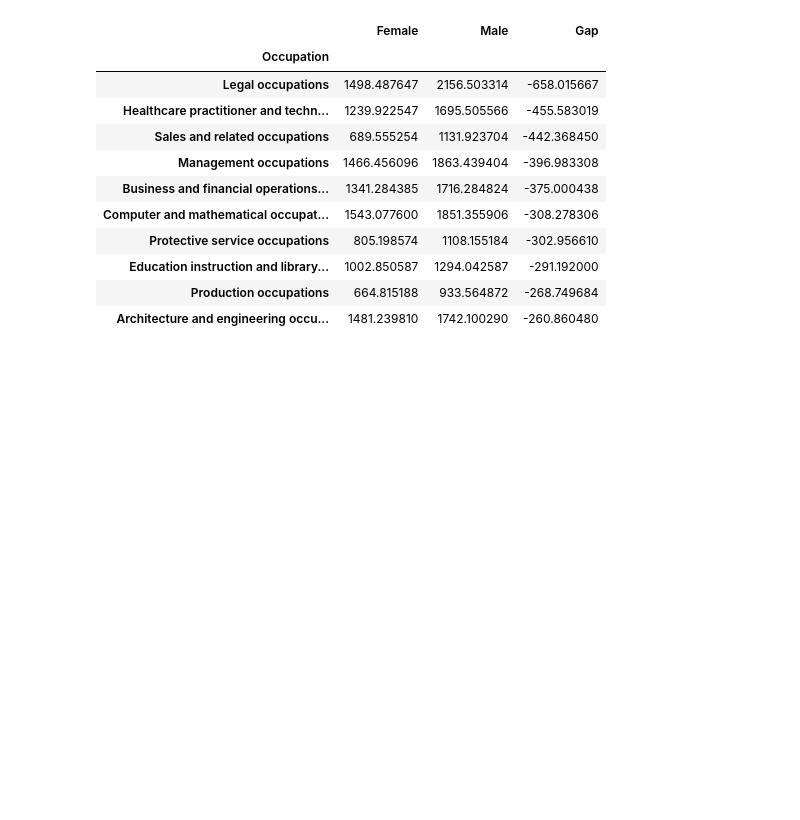
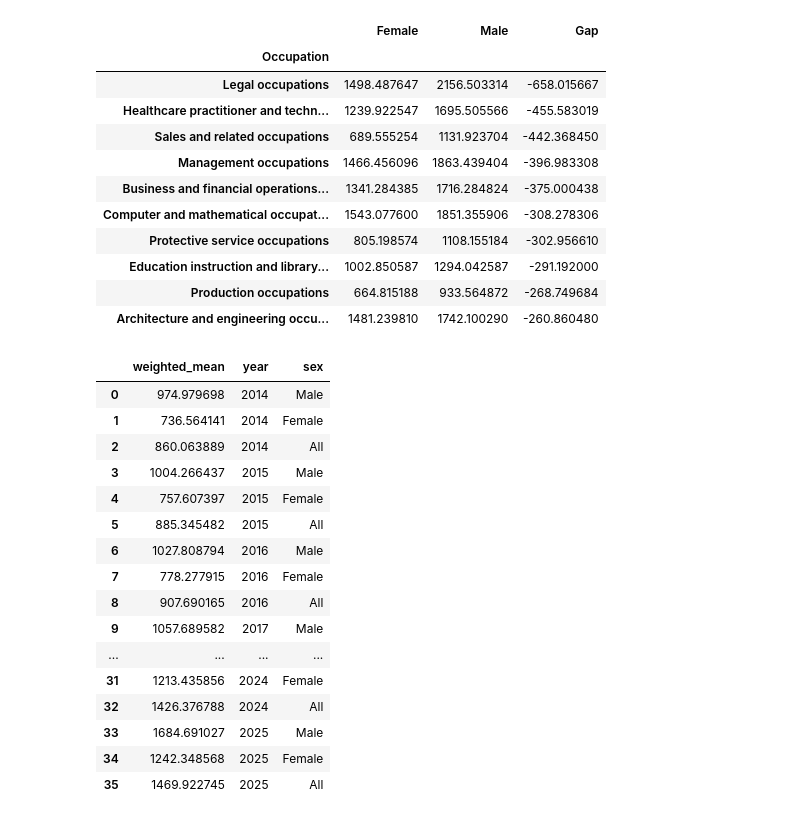
Before and after one commit to JenniBean-K/Money-Talks-A-Demographic-Story, a Jupyter notebook: Untitled-1.ipynb, the cells around one changed output. Saved outputs shown, nothing was run; the diff lists cells and outputs as text; code cells hidden in the pictures; blank space fills up the shorter version.

Commit message:
added avg wage data over time

```diff
--- a/Untitled-1.ipynb
+++ b/Untitled-1.ipynb
@@ -337,3 +337,74 @@ gender_pay_gap.head(10)
 # %%
 csv_path = "outputs/wage_gap_by_occupation.csv"
 df.to_csv(csv_path)
+# %%
+import pandas as pd
+import numpy as np
+
+# Load your CSV
+df = pd.read_csv("/Users/joeportnoy/Desktop/repos/Money-Talks-A-Demographic-Story/outputs/bls_data.csv")
+
+# Ensure numeric types
+df["Weekly Earnings"] = pd.to_numeric(df["Weekly Earnings"], errors="coerce")
+df["PWSSWGT"] = pd.to_numeric(df["PWSSWGT"], errors="coerce")
+
+# Drop rows with missing critical values
+df.dropna(subset=["Weekly Earnings", "Sex", "year", "PWSSWGT"], inplace=True)
+
+# Function to compute weighted stats
+def weighted_stats(data):
+    weights = data["PWSSWGT"]
+    values = data["Weekly Earnings"]
+
+    # Weighted mean
+    mean = np.average(values, weights=weights)
+
+    # Weighted median
+    sorted_idx = np.argsort(values)
+    sorted_vals = values.iloc[sorted_idx]
+    sorted_weights = weights.iloc[sorted_idx]
+    cumsum = np.cumsum(sorted_weights)
+    cutoff = sorted_weights.sum() / 2.0
+    median = sorted_vals[cumsum >= cutoff].iloc[0]
+
+    return {
+        "weighted_mean": mean
+    }
+
+# Loop over years and sex
+results = []
+for year in sorted(df["year"].unique()):
+    for sex in ["Male", "Female", "All"]:
+        if sex == "All":
+            group = df[df["year"] == year]
+        else:
+            group = df[(df["year"] == year) & (df["Sex"] == sex)]
+
+        if not group.empty:
+            stats = weighted_stats(group)
+            stats["year"] = year
+            stats["sex"] = sex
+            results.append(stats)
+
+# Create and show DataFrame
+summary_df = pd.DataFrame(results)
+
+summary_df
+# %% [output]
+|  | weighted_mean | year | sex |
+| 0 | 974.979698 | 2014 | Male |
+| 1 | 736.564141 | 2014 | Female |
+| 2 | 860.063889 | 2014 | All |
+| 3 | 1004.266437 | 2015 | Male |
+| 4 | 757.607397 | 2015 | Female |
+| 5 | 885.345482 | 2015 | All |
+| 6 | 1027.808794 | 2016 | Male |
+| 7 | 778.277915 | 2016 | Female |
+| 8 | 907.690165 | 2016 | All |
+| 9 | 1057.689582 | 2017 | Male |
+| ... | ... | ... | ... |
+| 31 | 1213.435856 | 2024 | Female |
+| 32 | 1426.376788 | 2024 | All |
+| 33 | 1684.691027 | 2025 | Male |
+| 34 | 1242.348568 | 2025 | Female |
+| 35 | 1469.922745 | 2025 | All |
```
Also changed, not shown: parts of 1 cell of this notebook, 2 other files.
